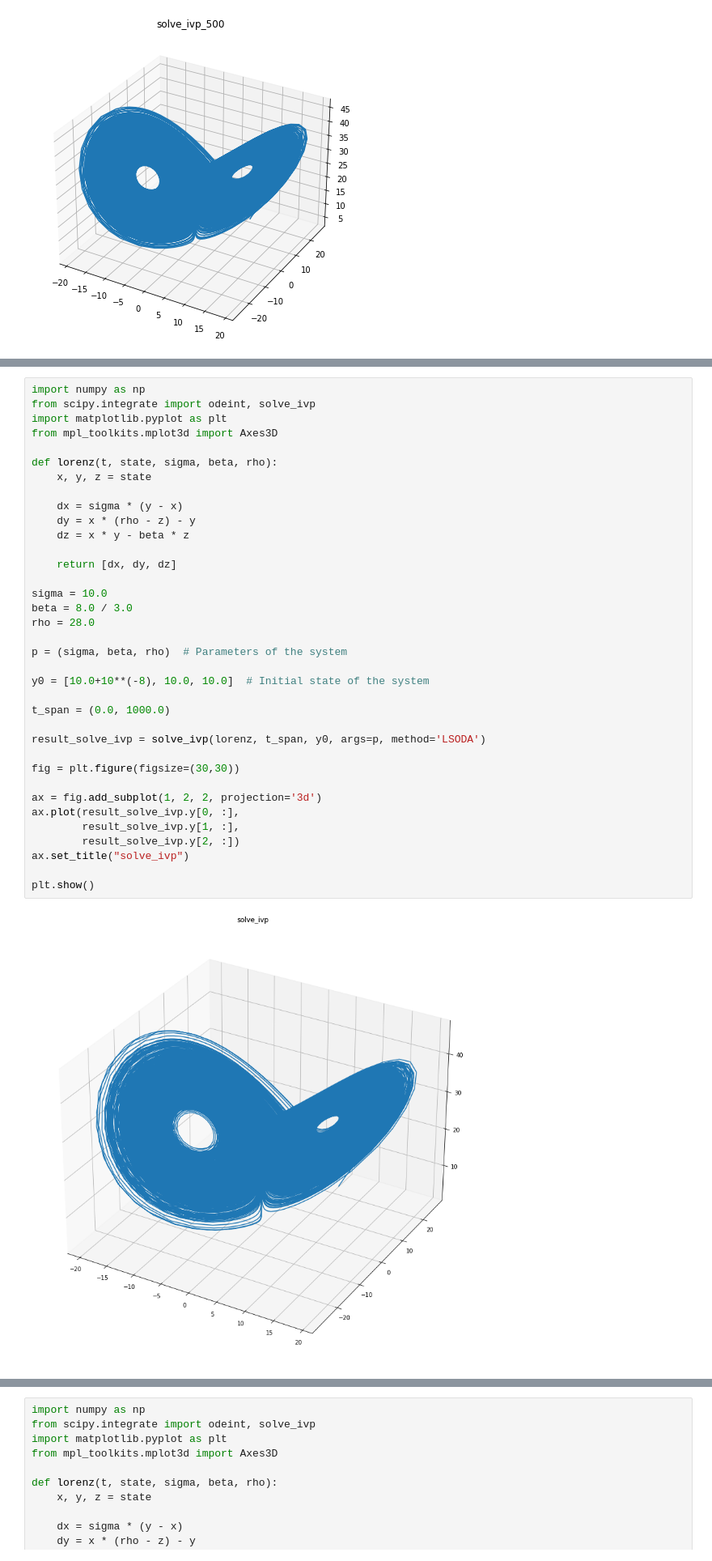
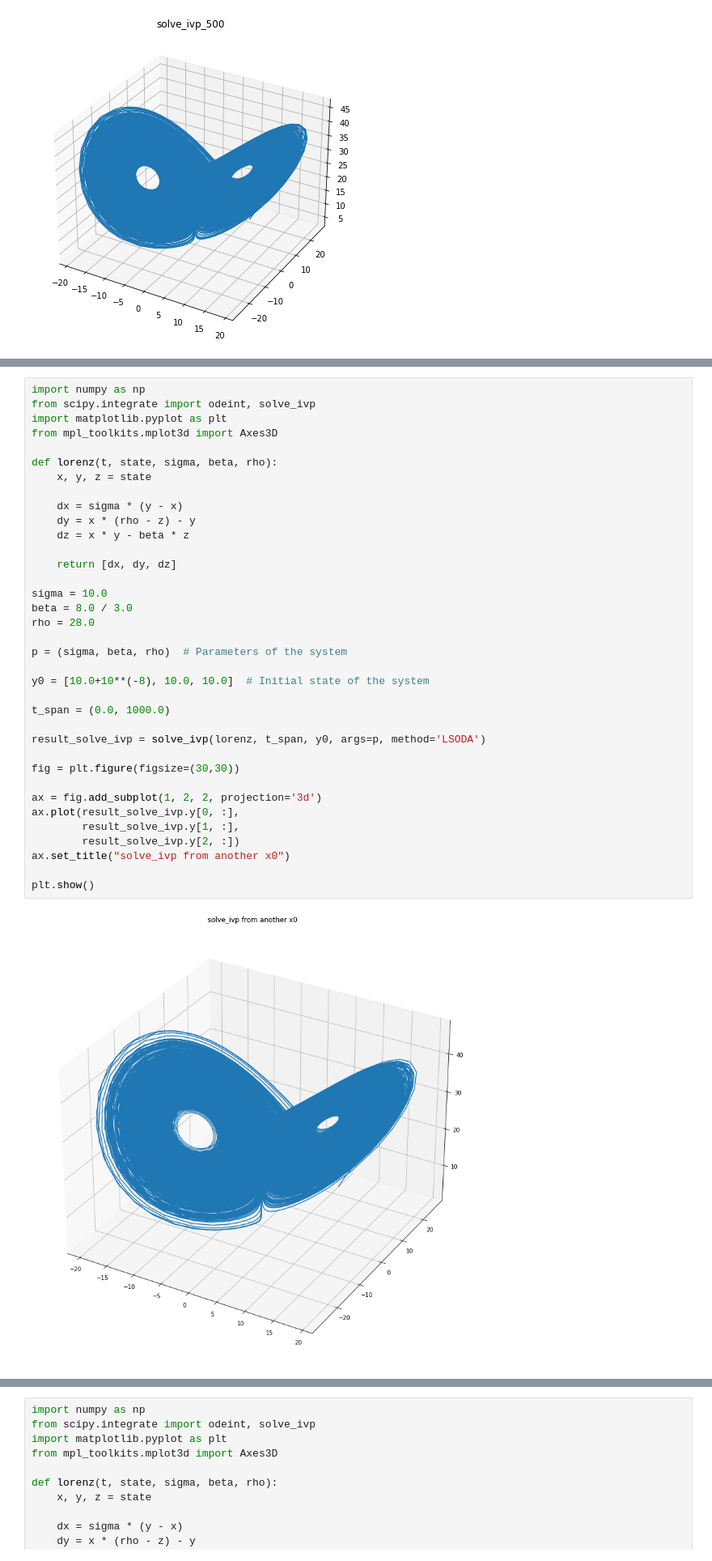
Before and after one commit to Linnore/MLCMS-EX3-GroupK, a Jupyter notebook: task4.ipynb, the cells around one changed output, grey strips where cells are left out. Shown at 81% size. Drawn from its saved outputs; the diff is of its cells as text.

```diff
--- a/task4.ipynb
+++ b/task4.ipynb
@@ -294,32 +297,32 @@ from mpl_toolkits.mplot3d import Axes3D
 def lorenz(t, state, sigma, beta, rho):
     x, y, z = state
 
     dx = sigma * (y - x)
     dy = x * (rho - z) - y
     dz = x * y - beta * z
 
     return [dx, dy, dz]
 
 sigma = 10.0
 beta = 8.0 / 3.0
 rho = 28.0
 
 p = (sigma, beta, rho)  # Parameters of the system
 
 y0 = [10.0+10**(-8), 10.0, 10.0]  # Initial state of the system
 
 t_span = (0.0, 1000.0)
 
 result_solve_ivp = solve_ivp(lorenz, t_span, y0, args=p, method='LSODA')
 
 fig = plt.figure(figsize=(30,30))
 
 ax = fig.add_subplot(1, 2, 2, projection='3d')
 ax.plot(result_solve_ivp.y[0, :],
         result_solve_ivp.y[1, :],
         result_solve_ivp.y[2, :])
-ax.set_title("solve_ivp")
+ax.set_title("solve_ivp from another x0")
 
 plt.show()
 # %% [output]
-[figure, old version]
+[figure, new version]
```
Also changed, not shown: parts of 15 cells of this notebook.
